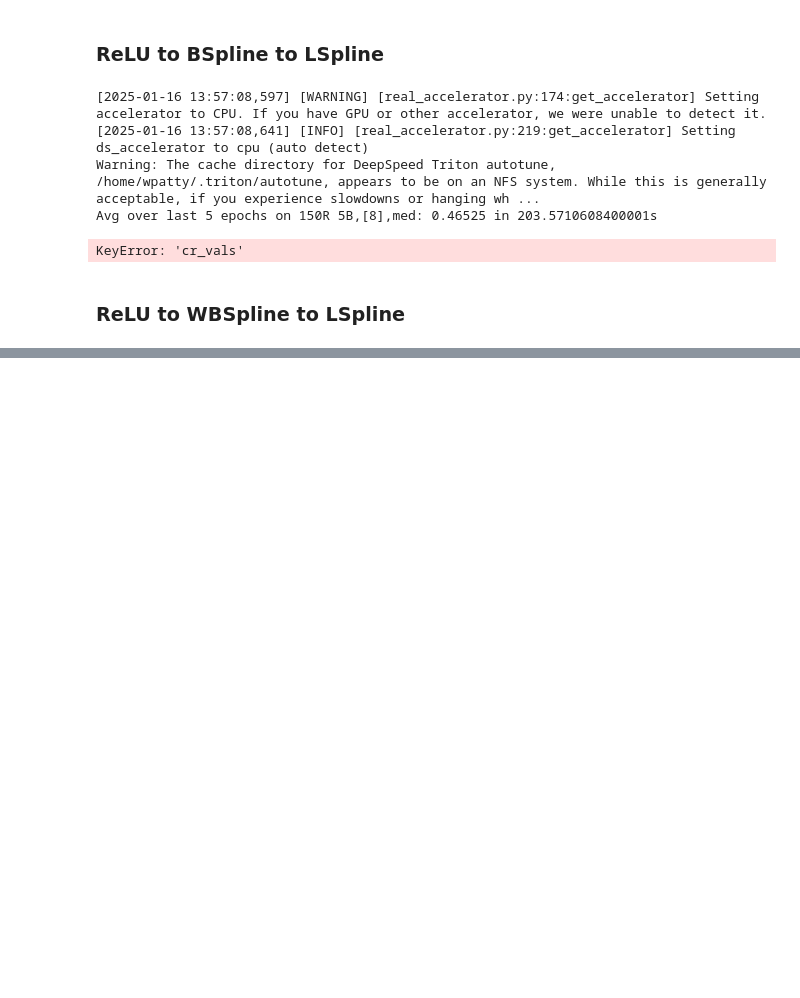
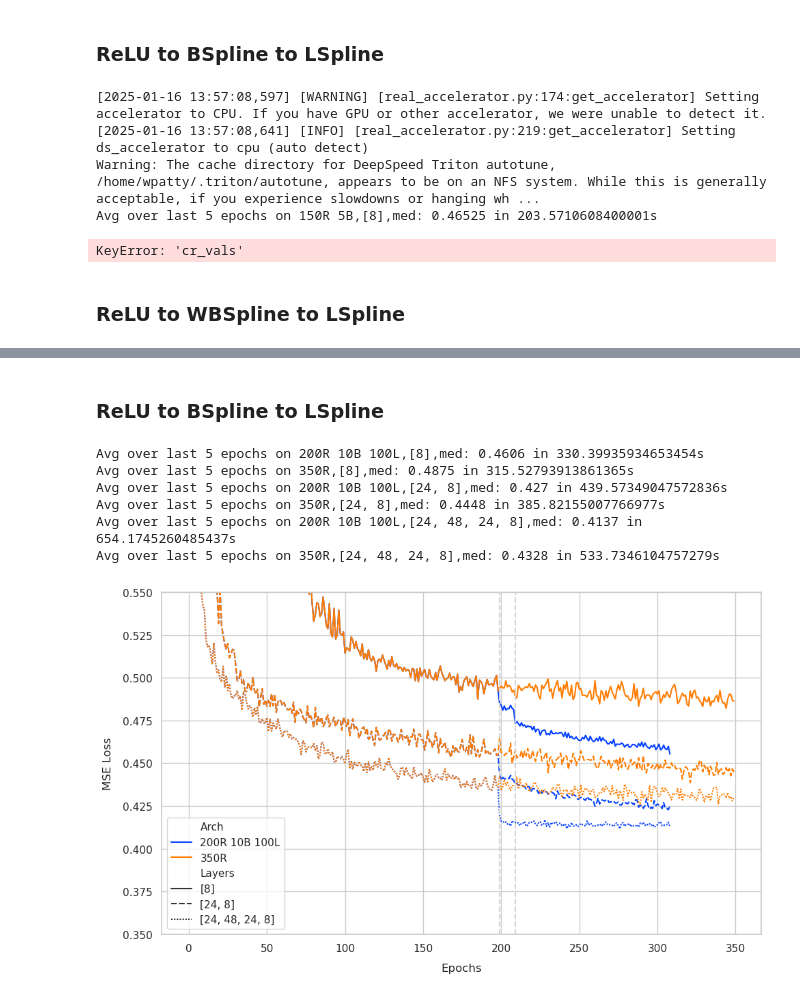
Before and after one commit to liam-hp/deepsplines-thesis, a Jupyter notebook: graphs.ipynb, the cells around one changed output, grey strips where cells are left out. Drawn from its saved outputs; the diff is of its cells as text; code cells hidden in the pictures; blank space fills up the shorter version.

```diff
--- a/graphs.ipynb
+++ b/graphs.ipynb
@@ -602,0 +769,52 @@ KeyError: 'cr_vals'
+# %% [markdown]
+### ReLU to BSpline to LSpline
+# %%
+import importlib, utils
+importlib.reload(utils)
+
+selector = "med"
+data = "vals"
+
+utils.plot_seaborn(
+    # title="ReLU vs BSpline, W&B_lr=0.001 BS_lr=0.0001 ctrl=3",
+    model_paths=[
+
+        # 200 relu, 10 bspline, 0 both, 150 comp, 100 lspline
+        ("RBL", "[8]_(0.001,0.0001,0.0001)_(200,10,0,150,100)_100", "vals", f"{selector}"),
+        ("RBL", "[8]_(0.001,0.0001,0.0001)_(200,10,0,150,100)_100", "cr_vals", f"{selector}"),
+
+        ("RBL", "[24, 8]_(0.001,0.0001,0.0001)_(200,10,0,150,100)_100", "vals", f"{selector}"),
+        ("RBL", "[24, 8]_(0.001,0.0001,0.0001)_(200,10,0,150,100)_100", "cr_vals", f"{selector}"),
+
+        ("RBL", "[24, 48, 24, 8]_(0.001,0.0001,0.0001)_(200,10,0,150,100)_100", "vals", f"{selector}"),
+        ("RBL", "[24, 48, 24, 8]_(0.001,0.0001,0.0001)_(200,10,0,150,100)_100", "cr_vals", f"{selector}"),
+
+    ],
+    aes=[
+        ("200R 10B 100L", "[8]"),
+        ("350R", "[8]"),
+
+        ("200R 10B 100L", "[24, 8]"),
+        ("350R", "[24, 8]"),
+
+        ("200R 10B 100L", "[24, 48, 24, 8]"),
+        ("350R", "[24, 48, 24, 8]"),
+    ],
+    # y_ax = "Train Loss",
+    x = "epochs",
+    # xlim = 300,
+    xmin = 0,
+    ylim = .55,
+    ymin = .35,
+    hide_legend = False,
+    # cutoff = 260-1,
+    vbars = [(199, "lightgrey"), (209, "lightgrey")],
+)
+# %% [output]
+Avg over last 5 epochs on 200R 10B 100L,[8],med: 0.4606 in 330.39935934653454s
+Avg over last 5 epochs on 350R,[8],med: 0.4875 in 315.52793913861365s
+Avg over last 5 epochs on 200R 10B 100L,[24, 8],med: 0.427 in 439.57349047572836s
+Avg over last 5 epochs on 350R,[24, 8],med: 0.4448 in 385.82155007766977s
+Avg over last 5 epochs on 200R 10B 100L,[24, 48, 24, 8],med: 0.4137 in 654.1745260485437s
+Avg over last 5 epochs on 350R,[24, 48, 24, 8],med: 0.4328 in 533.7346104757279s
+[figure, added]
```
Also changed, not shown: parts of 13 cells of this notebook, 3 other files.
